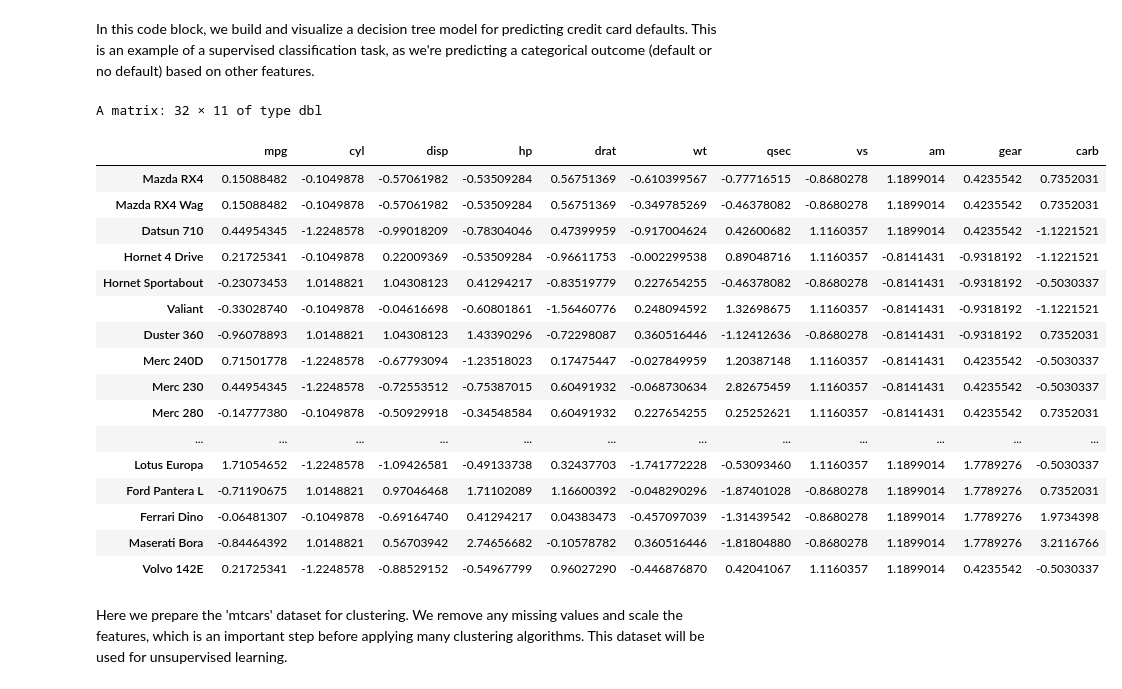
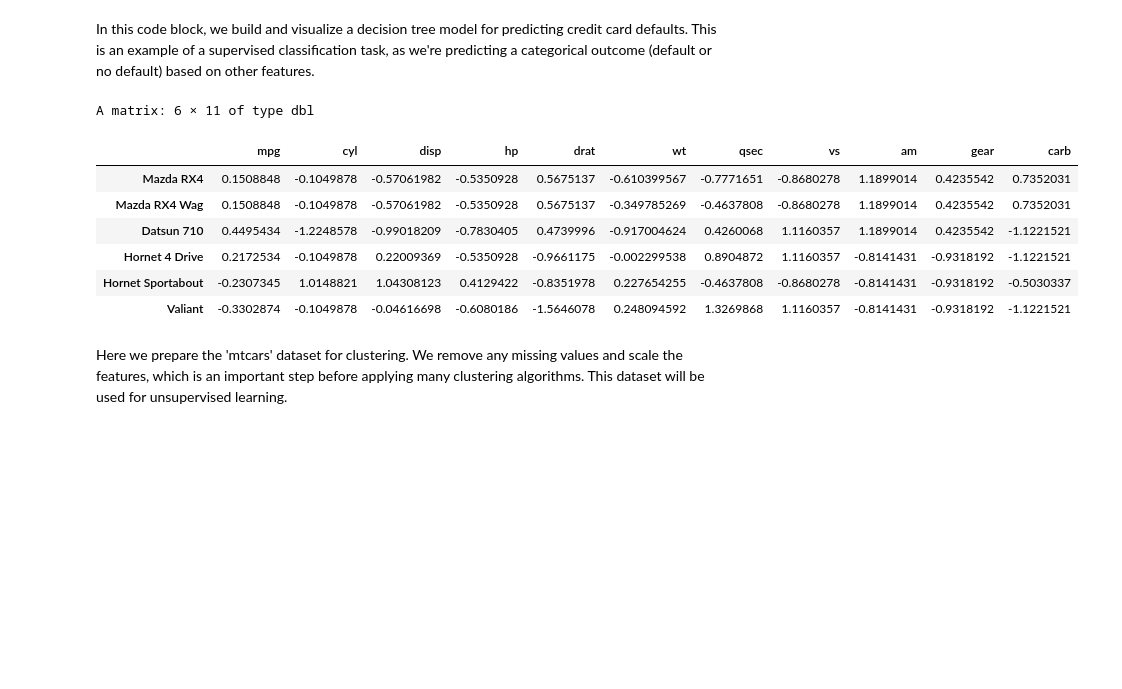
Before and after one commit to HamidBekamiri/-konometri-II, a Jupyter notebook: 01_DataScienceOverview_Solutions.ipynb, the cells around one changed output. Cells and saved outputs as stored; diff of their text form; code cells hidden in the pictures; blank space fills up the shorter version.

```diff
--- a/01_DataScienceOverview_Solutions.ipynb
+++ b/01_DataScienceOverview_Solutions.ipynb
@@ -601,33 +575,23 @@ In this code block, we build and visualize a decision tree model for predicting
 # %%
 # Loading dataset
 df <- mtcars
 
 # Omitting any NA values
 df <- na.omit(df)
 
 # Scaling dataset
 df <- scale(df)
 
-df
+head(df)
 # %% [output]
-A matrix: 32 × 11 of type dbl
+A matrix: 6 × 11 of type dbl
 |  | mpg | cyl | disp | hp | drat | wt | qsec | vs | am | gear | carb |
-| Mazda RX4 | 0.15088482 | -0.1049878 | -0.57061982 | -0.53509284 | 0.56751369 | -0.610399567 | -0.77716515 | -0.8680278 | 1.1899014 | 0.4235542 | 0.7352031 |
-| Mazda RX4 Wag | 0.15088482 | -0.1049878 | -0.57061982 | -0.53509284 | 0.56751369 | -0.349785269 | -0.46378082 | -0.8680278 | 1.1899014 | 0.4235542 | 0.7352031 |
-| Datsun 710 | 0.44954345 | -1.2248578 | -0.99018209 | -0.78304046 | 0.47399959 | -0.917004624 | 0.42600682 | 1.1160357 | 1.1899014 | 0.4235542 | -1.1221521 |
-| Hornet 4 Drive | 0.21725341 | -0.1049878 | 0.22009369 | -0.53509284 | -0.96611753 | -0.002299538 | 0.89048716 | 1.1160357 | -0.8141431 | -0.9318192 | -1.1221521 |
-| Hornet Sportabout | -0.23073453 | 1.0148821 | 1.04308123 | 0.41294217 | -0.83519779 | 0.227654255 | -0.46378082 | -0.8680278 | -0.8141431 | -0.9318192 | -0.5030337 |
-| Valiant | -0.33028740 | -0.1049878 | -0.04616698 | -0.60801861 | -1.56460776 | 0.248094592 | 1.32698675 | 1.1160357 | -0.8141431 | -0.9318192 | -1.1221521 |
-| Duster 360 | -0.96078893 | 1.0148821 | 1.04308123 | 1.43390296 | -0.72298087 | 0.360516446 | -1.12412636 | -0.8680278 | -0.8141431 | -0.9318192 | 0.7352031 |
-| Merc 240D | 0.71501778 | -1.2248578 | -0.67793094 | -1.23518023 | 0.17475447 | -0.027849959 | 1.20387148 | 1.1160357 | -0.8141431 | 0.4235542 | -0.5030337 |
-| Merc 230 | 0.44954345 | -1.2248578 | -0.72553512 | -0.75387015 | 0.60491932 | -0.068730634 | 2.82675459 | 1.1160357 | -0.8141431 | 0.4235542 | -0.5030337 |
-| Merc 280 | -0.14777380 | -0.1049878 | -0.50929918 | -0.34548584 | 0.60491932 | 0.227654255 | 0.25252621 | 1.1160357 | -0.8141431 | 0.4235542 | 0.7352031 |
-| ... | ... | ... | ... | ... | ... | ... | ... | ... | ... | ... | ... |
-| Lotus Europa | 1.71054652 | -1.2248578 | -1.09426581 | -0.49133738 | 0.32437703 | -1.741772228 | -0.53093460 | 1.1160357 | 1.1899014 | 1.7789276 | -0.5030337 |
-| Ford Pantera L | -0.71190675 | 1.0148821 | 0.97046468 | 1.71102089 | 1.16600392 | -0.048290296 | -1.87401028 | -0.8680278 | 1.1899014 | 1.7789276 | 0.7352031 |
-| Ferrari Dino | -0.06481307 | -0.1049878 | -0.69164740 | 0.41294217 | 0.04383473 | -0.457097039 | -1.31439542 | -0.8680278 | 1.1899014 | 1.7789276 | 1.9734398 |
-| Maserati Bora | -0.84464392 | 1.0148821 | 0.56703942 | 2.74656682 | -0.10578782 | 0.360516446 | -1.81804880 | -0.8680278 | 1.1899014 | 1.7789276 | 3.2116766 |
-| Volvo 142E | 0.21725341 | -1.2248578 | -0.88529152 | -0.54967799 | 0.96027290 | -0.446876870 | 0.42041067 | 1.1160357 | 1.1899014 | 0.4235542 | -0.5030337 |
+| Mazda RX4 | 0.1508848 | -0.1049878 | -0.57061982 | -0.5350928 | 0.5675137 | -0.610399567 | -0.7771651 | -0.8680278 | 1.1899014 | 0.4235542 | 0.7352031 |
+| Mazda RX4 Wag | 0.1508848 | -0.1049878 | -0.57061982 | -0.5350928 | 0.5675137 | -0.349785269 | -0.4637808 | -0.8680278 | 1.1899014 | 0.4235542 | 0.7352031 |
+| Datsun 710 | 0.4495434 | -1.2248578 | -0.99018209 | -0.7830405 | 0.4739996 | -0.917004624 | 0.4260068 | 1.1160357 | 1.1899014 | 0.4235542 | -1.1221521 |
+| Hornet 4 Drive | 0.2172534 | -0.1049878 | 0.22009369 | -0.5350928 | -0.9661175 | -0.002299538 | 0.8904872 | 1.1160357 | -0.8141431 | -0.9318192 | -1.1221521 |
+| Hornet Sportabout | -0.2307345 | 1.0148821 | 1.04308123 | 0.4129422 | -0.8351978 | 0.227654255 | -0.4637808 | -0.8680278 | -0.8141431 | -0.9318192 | -0.5030337 |
+| Valiant | -0.3302874 | -0.1049878 | -0.04616698 | -0.6080186 | -1.5646078 | 0.248094592 | 1.3269868 | 1.1160357 | -0.8141431 | -0.9318192 | -1.1221521 |
 # %% [markdown]
 Here we prepare the 'mtcars' dataset for clustering. We remove any missing values and scale the features, which is an important step before applying many clustering algorithms. This dataset will be used for unsupervised learning.
 # %%
```
Also changed, not shown: parts of 4 cells of this notebook.
